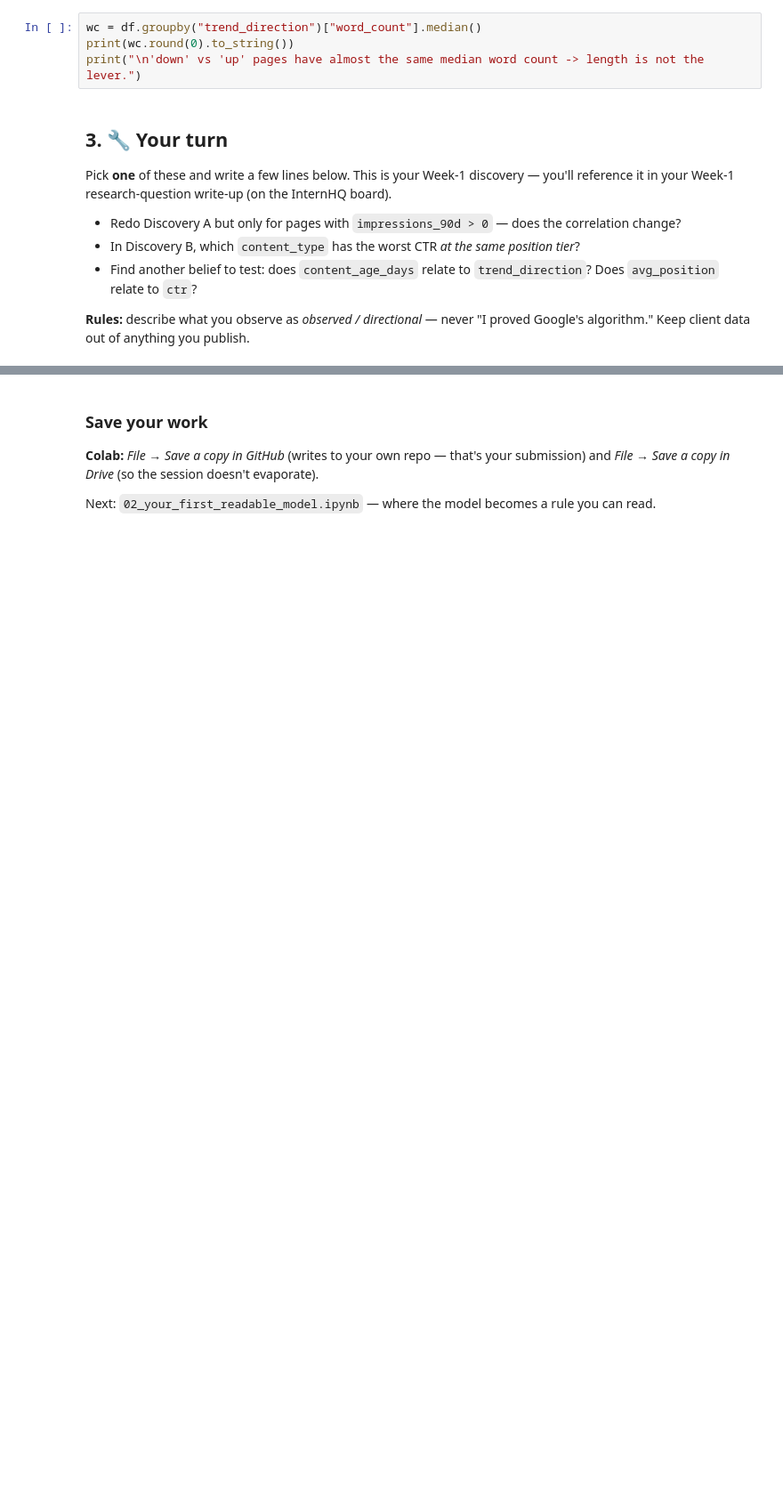
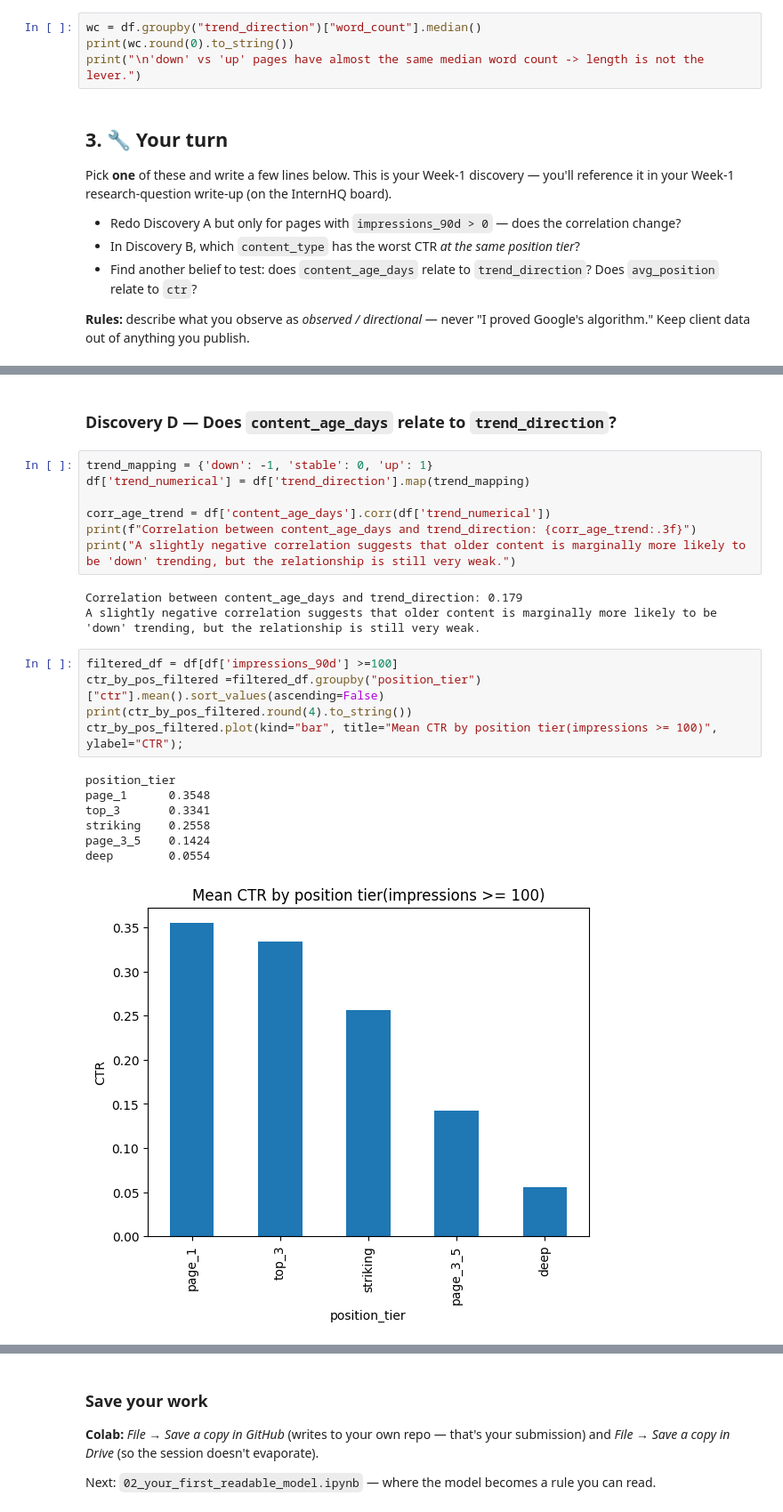
Before and after one commit to genius1oak/ConvexML, a Jupyter notebook: notebooks/01_first_look_and_discovery.ipynb, the cells around one changed output, grey strips where cells are left out. Shown at 89% size. Saved outputs shown, nothing was run; the diff lists cells and outputs as text; blank space fills up the shorter version.

```diff
--- a/notebooks/01_first_look_and_discovery.ipynb
+++ b/notebooks/01_first_look_and_discovery.ipynb
@@ -148,0 +155,25 @@ Pick **one** of these and write a few lines below. This is your Week-1 discovery
+# %% [markdown]
+### Discovery D — Does `content_age_days` relate to `trend_direction`?
+# %%
+trend_mapping = {'down': -1, 'stable': 0, 'up': 1}
+df['trend_numerical'] = df['trend_direction'].map(trend_mapping)
+
+corr_age_trend = df['content_age_days'].corr(df['trend_numerical'])
+print(f"Correlation between content_age_days and trend_direction: {corr_age_trend:.3f}")
+print("A slightly negative correlation suggests that older content is marginally more likely to be 'down' trending, but the relationship is still very weak.")
+# %% [output]
+Correlation between content_age_days and trend_direction: 0.179
+A slightly negative correlation suggests that older content is marginally more likely to be 'down' trending, but the relationship is still very weak.
+# %%
+filtered_df = df[df['impressions_90d'] >=100]
+ctr_by_pos_filtered =filtered_df.groupby("position_tier")["ctr"].mean().sort_values(ascending=False)
+print(ctr_by_pos_filtered.round(4).to_string())
+ctr_by_pos_filtered.plot(kind="bar", title="Mean CTR by position tier(impressions >= 100)", ylabel="CTR");
+# %% [output]
+position_tier
+page_1      0.3548
+top_3       0.3341
+striking    0.2558
+page_3_5    0.1424
+deep        0.0554
+[figure, added]
```
Also changed, not shown: parts of 6 cells of this notebook.
